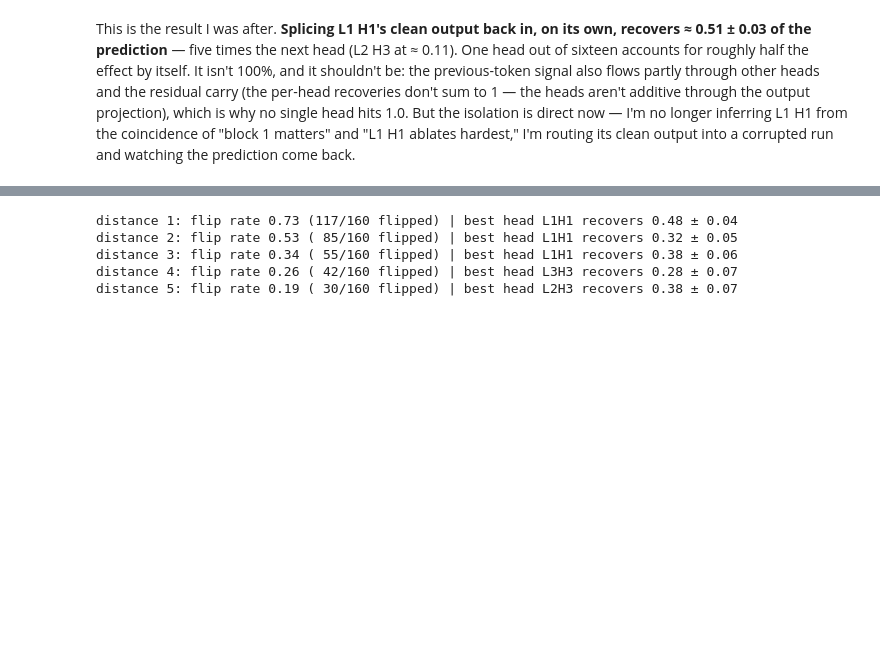
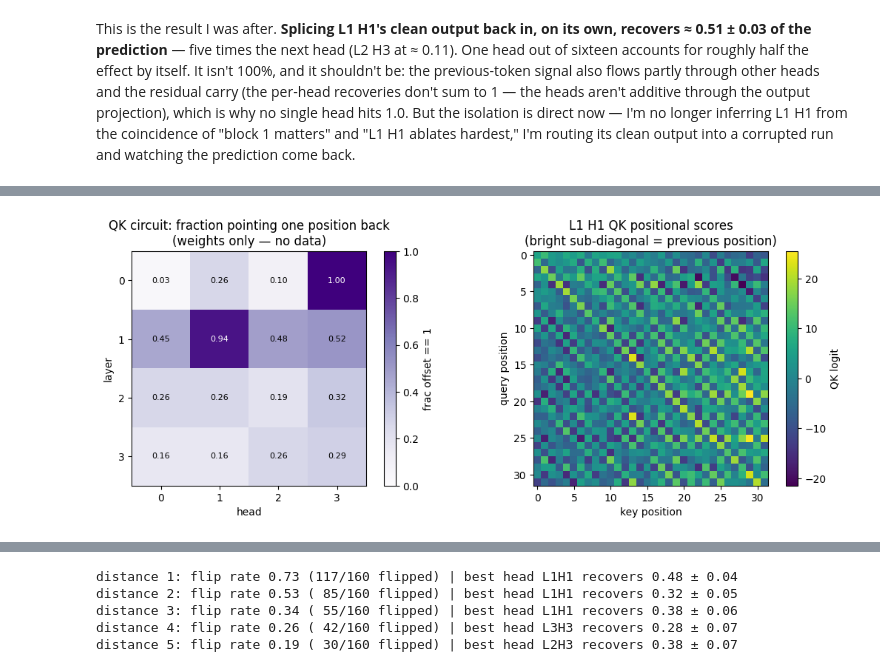
Before and after one commit to diego-magana/gpt, a Jupyter notebook: notebooks/05_attention_analysis.ipynb, the cells around one changed output, grey strips where cells are left out. Saved outputs shown, nothing was run; the diff lists cells and outputs as text; code cells hidden in the pictures; blank space fills up the shorter version.

Commit message:
feat: update — QK/OV weight-space circuits, mover correction

```diff
--- a/notebooks/05_attention_analysis.ipynb
+++ b/notebooks/05_attention_analysis.ipynb
@@ -242,0 +249,12 @@ This is the result I was after. **Splicing L1 H1's clean output back in, on its
+# %%
+# QK circuit: (P W_Q)(P W_K)^T / sqrt(head_size) — position embeddings only.
+qk = np.zeros((nL, nH))
+for l in range(nL):
+    for h in range(nH):
+        qk[l, h] = qk_offset_profile(model, l, h)['frac_offset_one']
+
+print('Fraction of query positions whose QK circuit points exactly one back:')
+for l in range(nL):
+    print('  L%d: ' % l + '  '.join(f'{qk[l,h]:.2f}' for h in range(nH)))
+order = sorted(((qk[l,h], l, h) for l in range(nL) for h in range(nH)), reverse=True)
+print('\ntop-4:', [(f'L{l}H{h}', round(v,2)) for v,l,h in order[:4]])
@@ -242,0 +269,20 @@ This is the result I was after. **Splicing L1 H1's clean output back in, on its
+# %%
+fig, ax = plt.subplots(1, 2, figsize=(11, 4.2))
+im = ax[0].imshow(qk, cmap='Purples', vmin=0, vmax=1)
+ax[0].set_xlabel('head'); ax[0].set_ylabel('layer')
+ax[0].set_xticks(range(nH)); ax[0].set_yticks(range(nL))
+for l in range(nL):
+    for h in range(nH):
+        ax[0].text(h, l, f'{qk[l,h]:.2f}', ha='center', va='center', fontsize=8,
+                   color='white' if qk[l,h] > 0.55 else 'black')
+ax[0].set_title('QK circuit: fraction pointing one position back\n(weights only — no data)')
+fig.colorbar(im, ax=ax[0], label='frac offset == 1')
+
+S = qk_positional_circuit(model, 1, 1).numpy()
+im2 = ax[1].imshow(S, cmap='viridis')
+ax[1].set_xlabel('key position'); ax[1].set_ylabel('query position')
+ax[1].set_title('L1 H1 QK positional scores\n(bright sub-diagonal = previous position)')
+fig.colorbar(im2, ax=ax[1], label='QK logit')
+plt.tight_layout(); save(fig, 'qk_ov_circuits.png'); plt.show()
+# %% [output]
+[figure, added]
```
Also changed, not shown: parts of 11 cells of this notebook, 6 other files.
